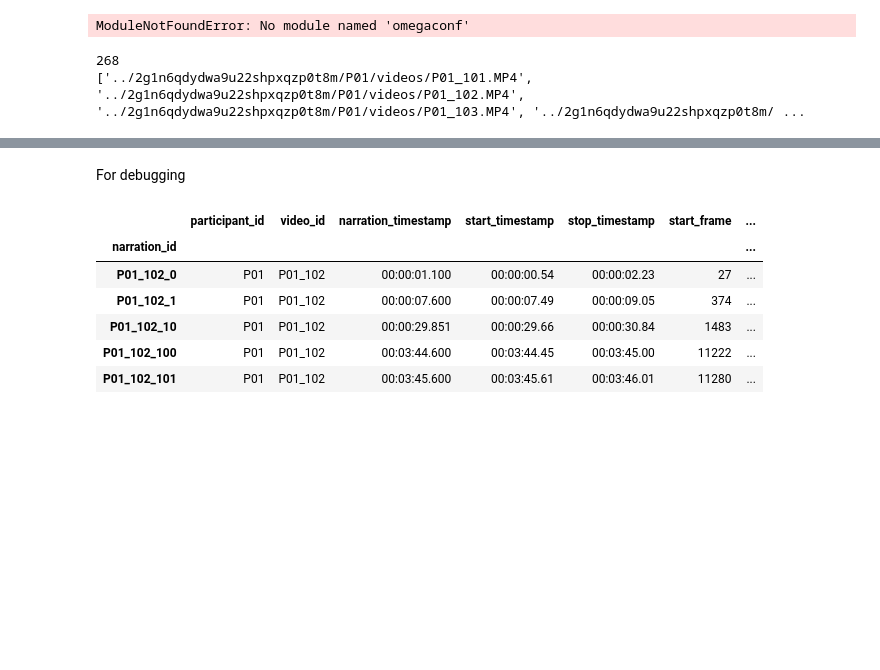
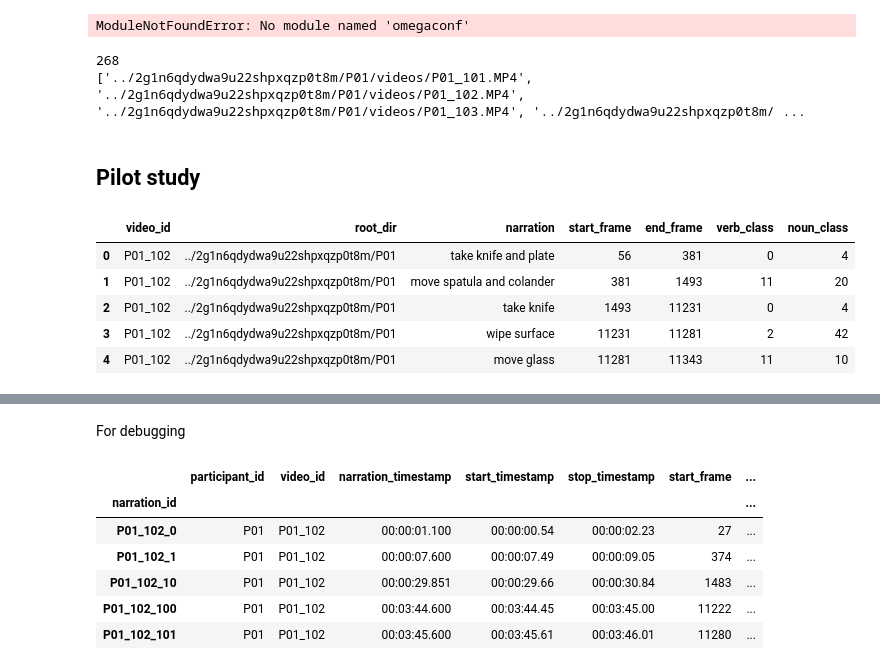
Before and after one commit to BarunKGP/HAAR, a Jupyter notebook: src/scratch/feature_extraction.ipynb, the cells around one changed output, grey strips where cells are left out. Drawn from its saved outputs; the diff is of its cells as text; code cells hidden in the pictures; blank space fills up the shorter version.

```diff
--- a/src/scratch/feature_extraction.ipynb
+++ b/src/scratch/feature_extraction.ipynb
@@ -38,3 +41,17 @@ print(video_paths[:10])
 # %% [output]
 268
 ['../2g1n6qdydwa9u22shpxqzp0t8m/P01/videos/P01_101.MP4', '../2g1n6qdydwa9u22shpxqzp0t8m/P01/videos/P01_102.MP4', '../2g1n6qdydwa9u22shpxqzp0t8m/P01/videos/P01_103.MP4', '../2g1n6qdydwa9u22shpxqzp0t8m/ ...
+# %% [markdown]
+## Pilot study
+# %%
+with open('../../data/train100_mod.pkl', 'rb') as handle:
+    df = pickle.load(handle)
+
+df.head()
+# %% [output]
+|  | video_id | root_dir | narration | start_frame | end_frame | verb_class | noun_class |
+| 0 | P01_102 | ../2g1n6qdydwa9u22shpxqzp0t8m/P01 | take knife and plate | 56 | 381 | 0 | 4 |
+| 1 | P01_102 | ../2g1n6qdydwa9u22shpxqzp0t8m/P01 | move spatula and colander | 381 | 1493 | 11 | 20 |
+| 2 | P01_102 | ../2g1n6qdydwa9u22shpxqzp0t8m/P01 | take knife | 1493 | 11231 | 0 | 4 |
+| 3 | P01_102 | ../2g1n6qdydwa9u22shpxqzp0t8m/P01 | wipe surface | 11231 | 11281 | 2 | 42 |
+| 4 | P01_102 | ../2g1n6qdydwa9u22shpxqzp0t8m/P01 | move glass | 11281 | 11343 | 11 | 10 |
```
Also changed, not shown: parts of 2 cells of this notebook.
